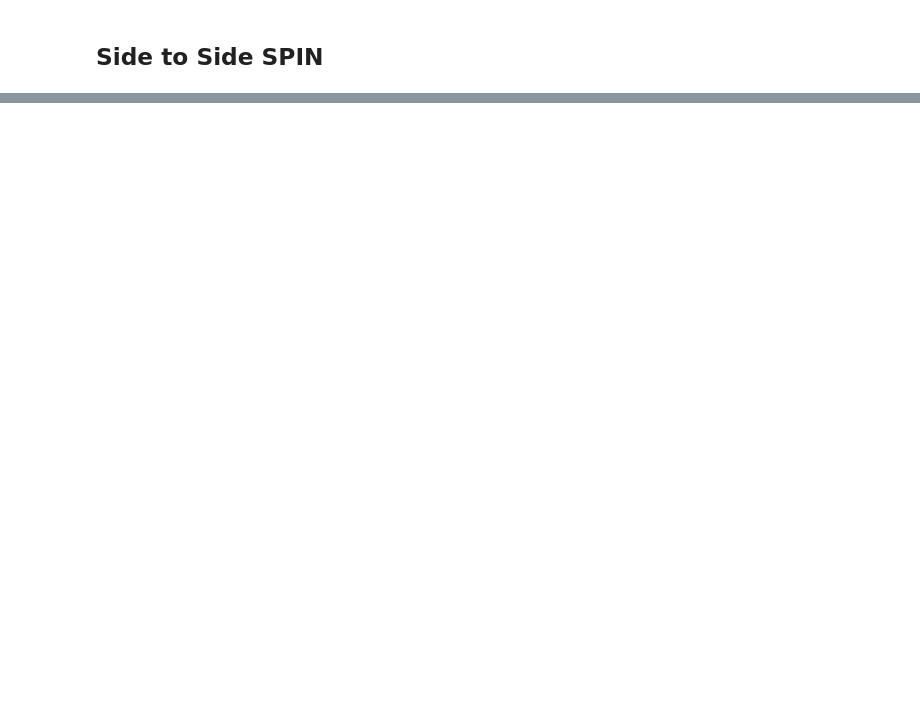
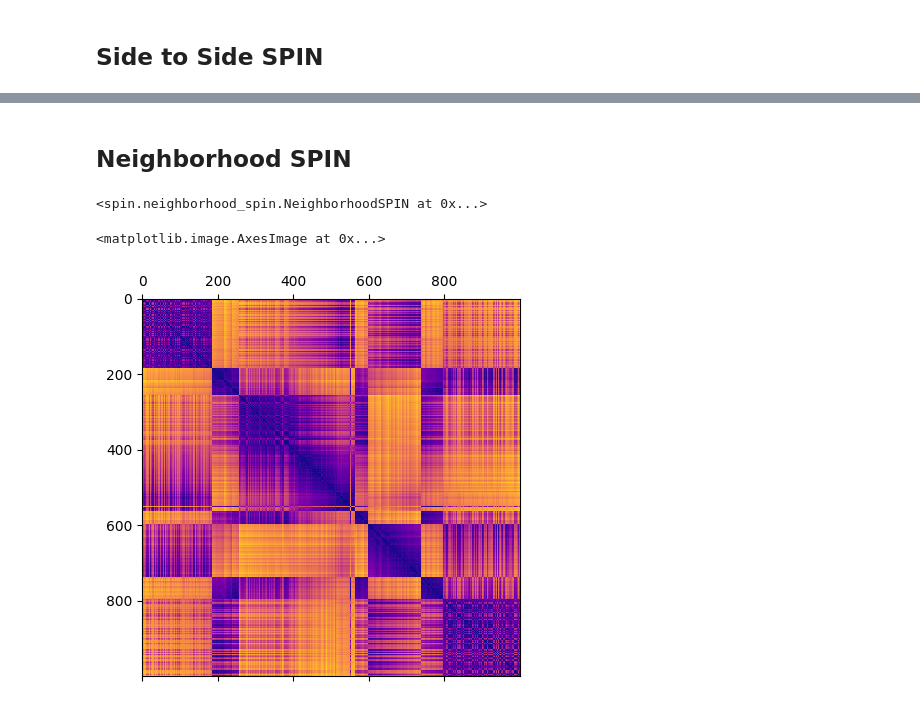
Before and after one commit to otaviocv/spin, a Jupyter notebook: examples/circle-example.ipynb, the cells around one changed output, grey strips where cells are left out. Cells and saved outputs as stored; diff of their text form; code cells hidden in the pictures; blank space fills up the shorter version.

```diff
--- a/examples/circle-example.ipynb
+++ b/examples/circle-example.ipynb
@@ -60,0 +41,4 @@ ordered_distances = permutation.dot(distances).dot(permutation.T)
+# %%
+sts_spin = SideToSideSPIN()
+# %%
+sts_spin.run(distances)
@@ -66,0 +61,14 @@ ax.matshow(a, cmap="plasma")
+# %% [markdown]
+## Neighborhood SPIN
+# %%
+nspin = NeighborhoodSPIN()
+# %%
+nspin.run(distances)
+# %% [output]
+<spin.neighborhood_spin.NeighborhoodSPIN at 0x...>
+# %%
+f, ax = plt.subplots(figsize=(5, 5), dpi=100)
+ax.matshow(nspin.ordered_distances_, cmap="plasma")
+# %% [output]
+<matplotlib.image.AxesImage at 0x...>
+[figure, added]
```
Also changed, not shown: parts of 11 cells of this notebook, 1 other file.
